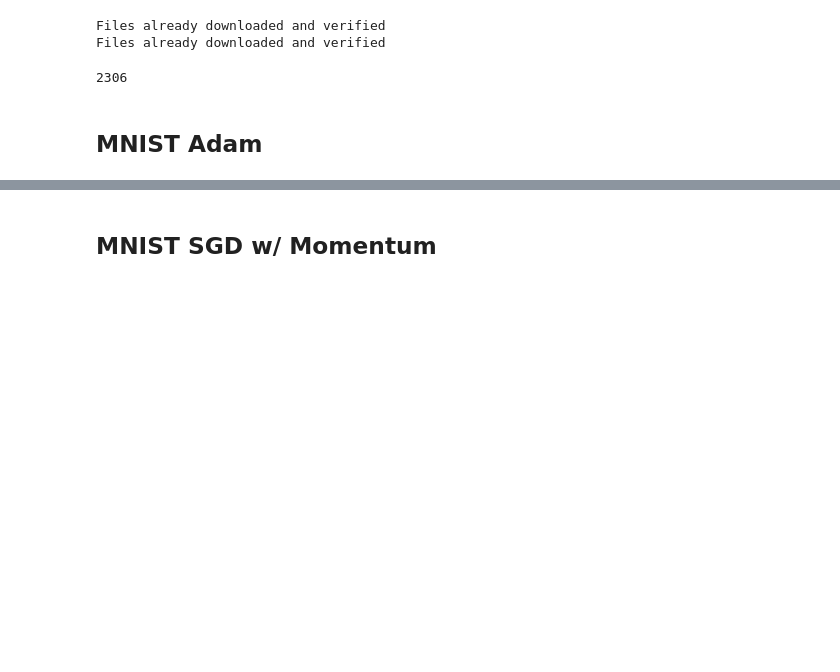
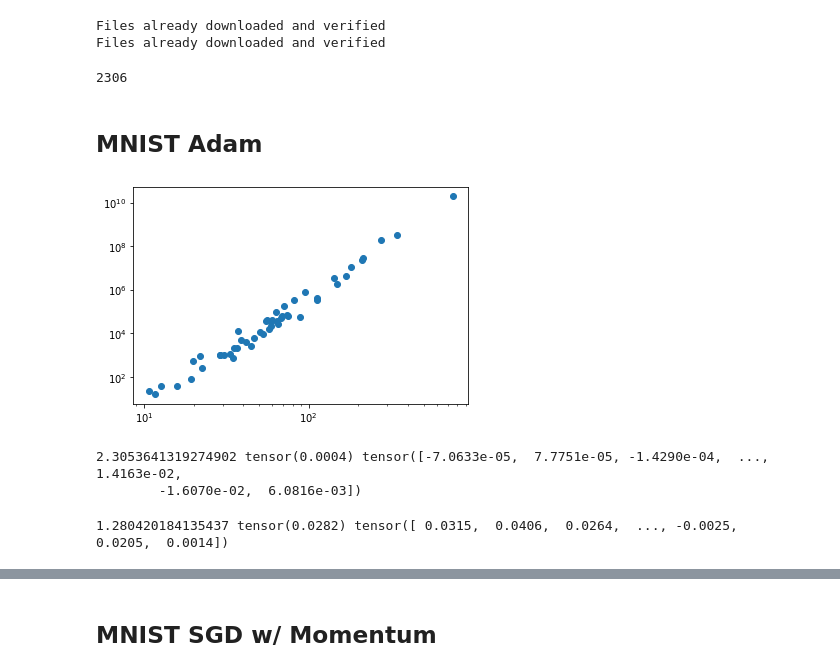
Before and after one commit to akarshkumar0101/ml-ideas, a Jupyter notebook: two_man_sgd.ipynb, the cells around one changed output, grey strips where cells are left out. Cells and saved outputs as stored; diff of their text form; code cells hidden in the pictures; blank space fills up the shorter version.

```diff
--- a/two_man_sgd.ipynb
+++ b/two_man_sgd.ipynb
@@ -304,12 +305,13 @@ data = {}
 # %% [markdown]
 ## MNIST Adam
 # %%
+torch.manual_seed(0)
 net = dataset.Network()
 opt = torch.optim.Adam(net.parameters(), lr=1e-2)
 
 accu = util.Accumulator()
 
-for epoch_idx in range(1):
+for epoch_idx in range(10):
     for x, y in tqdm(ds.dl_train):
         yp = net(x)
         loss = ds.loss_fn(yp, y)
@@ -317,9 +319,34 @@ for epoch_idx in range(1):
 
         opt.zero_grad()
         loss.backward()
+        w = torch.cat([p.flatten().detach() for p in net.parameters()])
+        wg = torch.cat([p.grad.flatten().detach() for p in net.parameters()])
         opt.step()
 
         wnorm = nn.utils.parameters_to_vector(net.parameters()).norm()
-        accu.append(loss_batch=loss.item(), acc_batch=acc, wnorm=wnorm.item())
+
+        accu.append(loss_batch=loss.item(), acc_batch=acc, wnorm=wnorm.item(), w=w.numpy(), wg=wg.numpy())
 
 data['adam'] = accu
+# %%
+w_opt = torch.from_numpy(accu['w'][-1])
+# %%
+noise = []
+losses = []
+for x, y in tqdm(ds.dl_train):
+    eps = torch.randn(1).exp()*torch.randn_like(w_opt)
+    w = eps+w_opt
+    wnorm = nn.utils.parameters_to_vector(net.parameters()).norm()
+    nn.utils.vector_to_parameters(w, net.parameters())
+    yp = net(x)
+    loss = ds.loss_fn(yp, y)
+    noise.append(eps.norm().item())
+    losses.append(loss.item())
+noise = torch.tensor(noise)
+losses = torch.tensor(losses)
+# %%
+plt.scatter(noise, losses)
+plt.xscale('log')
+plt.yscale('log')
+# %% [output]
+[figure, added]
@@ -325,0 +367,11 @@ data['adam'] = accu
+# %%
+loss, g = calc_loss_grad(w[0])
+print(loss, g.abs().mean(), g)
+# %% [output]
+2.3053641319274902 tensor(0.0004) tensor([-7.0633e-05,  7.7751e-05, -1.4290e-04,  ...,  1.4163e-02,
+        -1.6070e-02,  6.0816e-03])
+# %%
+loss, g = calc_loss_grad(w[-1])
+print(loss, g.abs().mean(), g)
+# %% [output]
+1.280420184135437 tensor(0.0282) tensor([ 0.0315,  0.0406,  0.0264,  ..., -0.0025,  0.0205,  0.0014])
```
Also changed, not shown: parts of 34 cells of this notebook.
